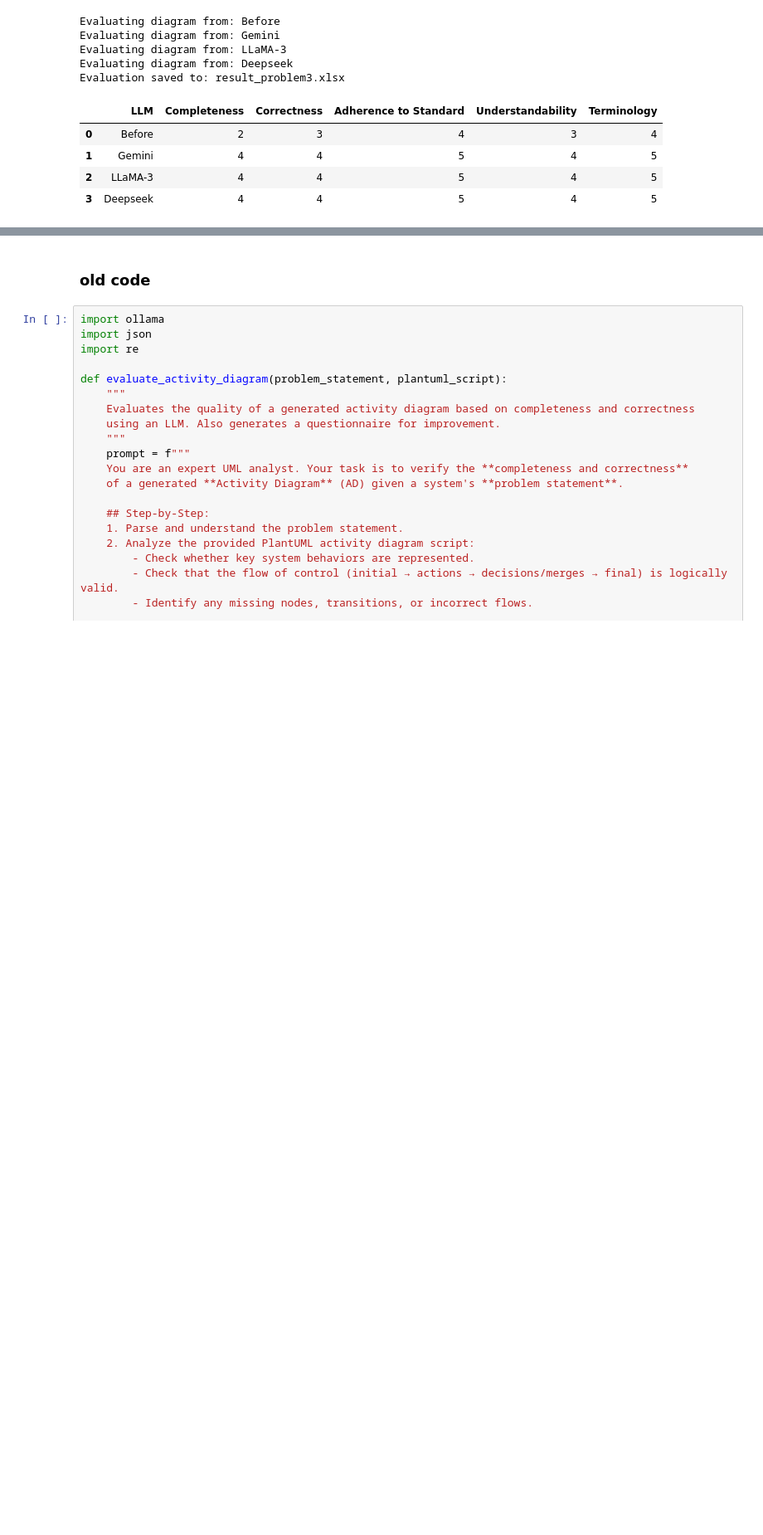
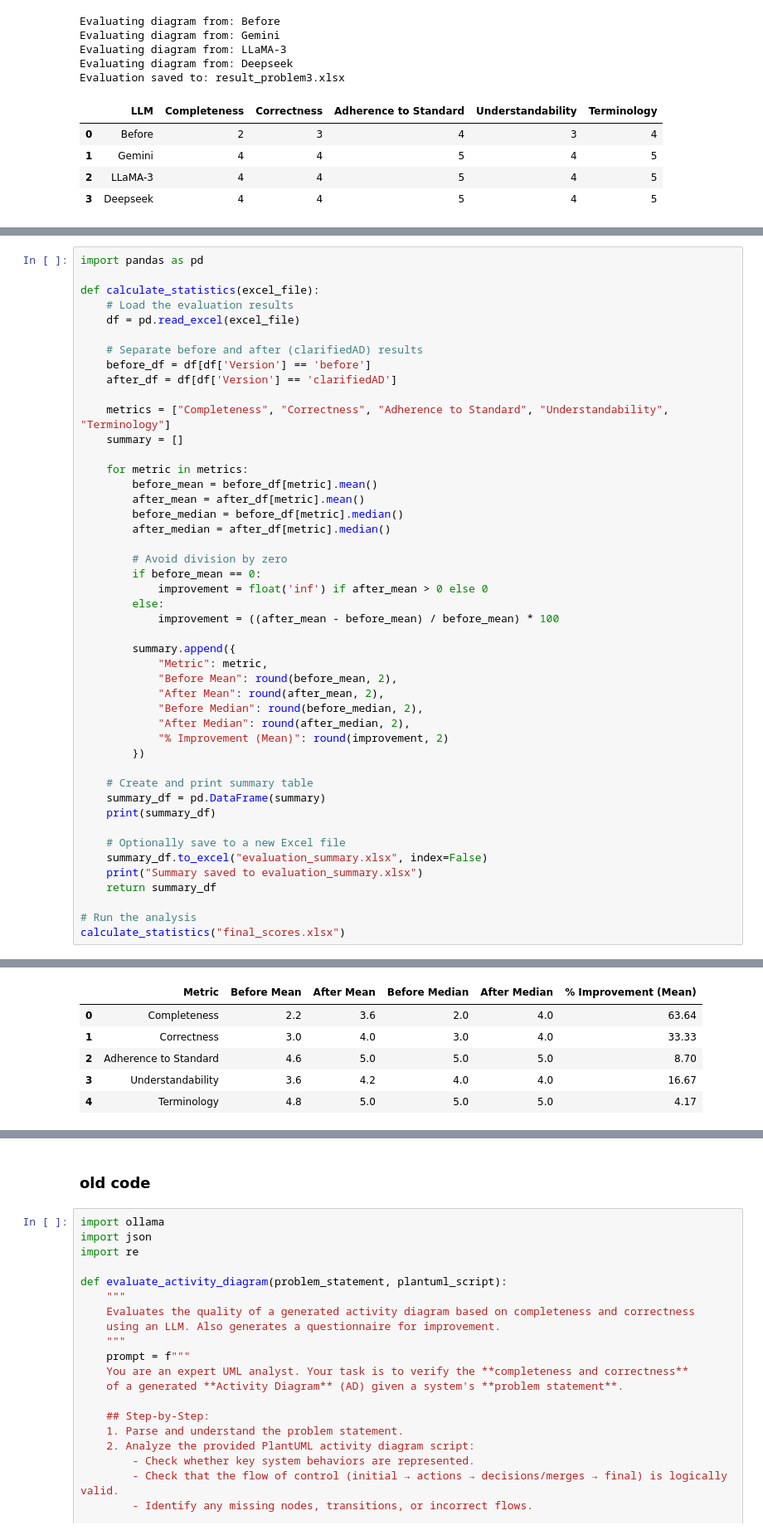
Before and after one commit to vrajkmrpatel/minor-project, a Jupyter notebook: LANGCHAIN/evaluateActivity/apporach1.ipynb, the cells around one changed output, grey strips where cells are left out. Shown: that part at 83% size. Cells and saved outputs as stored; diff of their text form; blank space fills up the shorter version.

```diff
--- a/LANGCHAIN/evaluateActivity/apporach1.ipynb
+++ b/LANGCHAIN/evaluateActivity/apporach1.ipynb
@@ -922,0 +1126,47 @@ Evaluation saved to: result_problem3.xlsx
+# %%
+import pandas as pd
+
+def calculate_statistics(excel_file):
+    # Load the evaluation results
+    df = pd.read_excel(excel_file)
+
+    # Separate before and after (clarifiedAD) results
+    before_df = df[df['Version'] == 'before']
+    after_df = df[df['Version'] == 'clarifiedAD']
+
+    metrics = ["Completeness", "Correctness", "Adherence to Standard", "Understandability", "Terminology"]
+    summary = []
+
+    for metric in metrics:
+        before_mean = before_df[metric].mean()
+        after_mean = after_df[metric].mean()
+        before_median = before_df[metric].median()
+        after_median = after_df[metric].median()
+
+        # Avoid division by zero
+        if before_mean == 0:
+            improvement = float('inf') if after_mean > 0 else 0
+        else:
+            improvement = ((after_mean - before_mean) / before_mean) * 100
+
+        summary.append({
+            "Metric": metric,
+            "Before Mean": round(before_mean, 2),
+            "After Mean": round(after_mean, 2),
+            "Before Median": round(before_median, 2),
+            "After Median": round(after_median, 2),
+            "% Improvement (Mean)": round(improvement, 2)
+        })
+
+    # Create and print summary table
+    summary_df = pd.DataFrame(summary)
+    print(summary_df)
+
+    # Optionally save to a new Excel file
+    summary_df.to_excel("evaluation_summary.xlsx", index=False)
+    print("Summary saved to evaluation_summary.xlsx")
+    return summary_df
+
+# Run the analysis
+calculate_statistics("final_scores.xlsx")
+# %% [output]
@@ -922,0 +1187,6 @@ Evaluation saved to: result_problem3.xlsx
+|  | Metric | Before Mean | After Mean | Before Median | After Median | % Improvement (Mean) |
+| 0 | Completeness | 2.2 | 3.6 | 2.0 | 4.0 | 63.64 |
+| 1 | Correctness | 3.0 | 4.0 | 3.0 | 4.0 | 33.33 |
+| 2 | Adherence to Standard | 4.6 | 5.0 | 5.0 | 5.0 | 8.70 |
+| 3 | Understandability | 3.6 | 4.2 | 4.0 | 4.0 | 16.67 |
+| 4 | Terminology | 4.8 | 5.0 | 5.0 | 5.0 | 4.17 |
```
Also changed, not shown: parts of 19 cells of this notebook, 52 other files.
